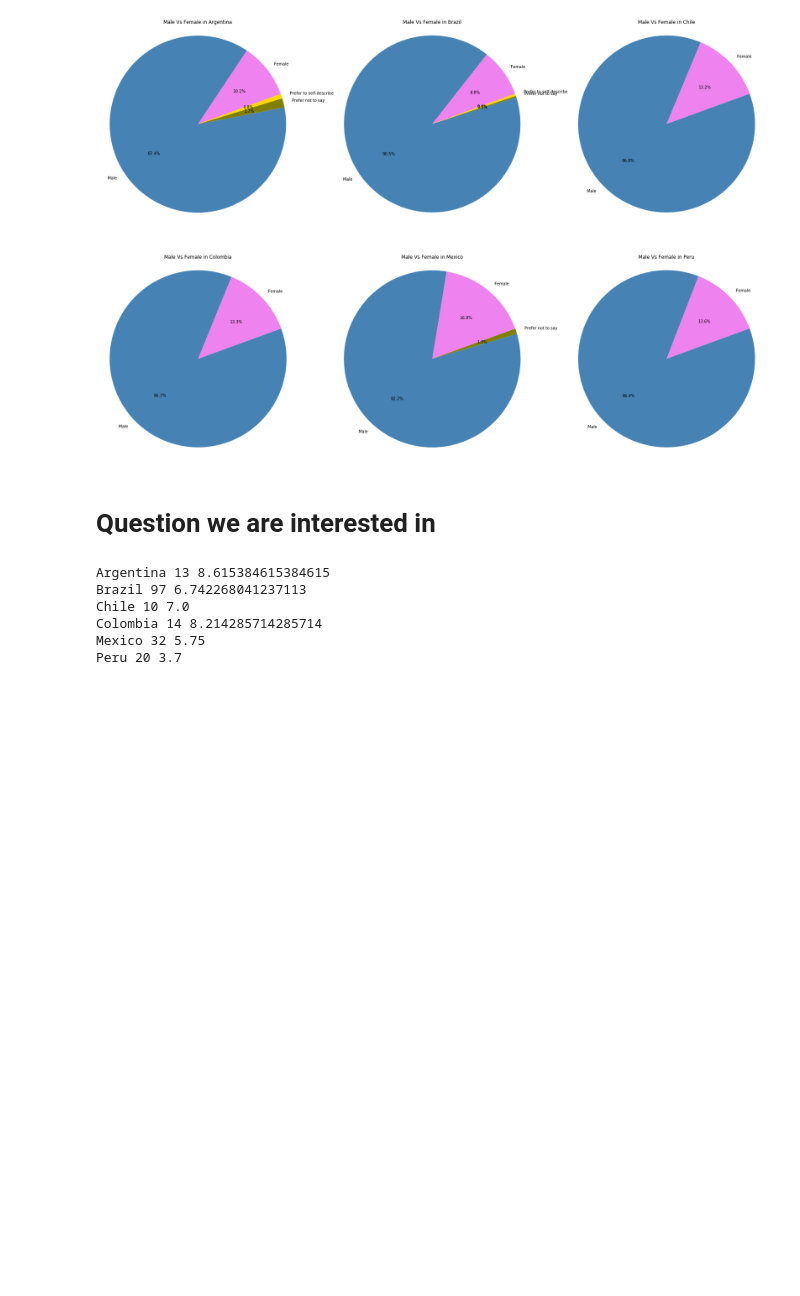
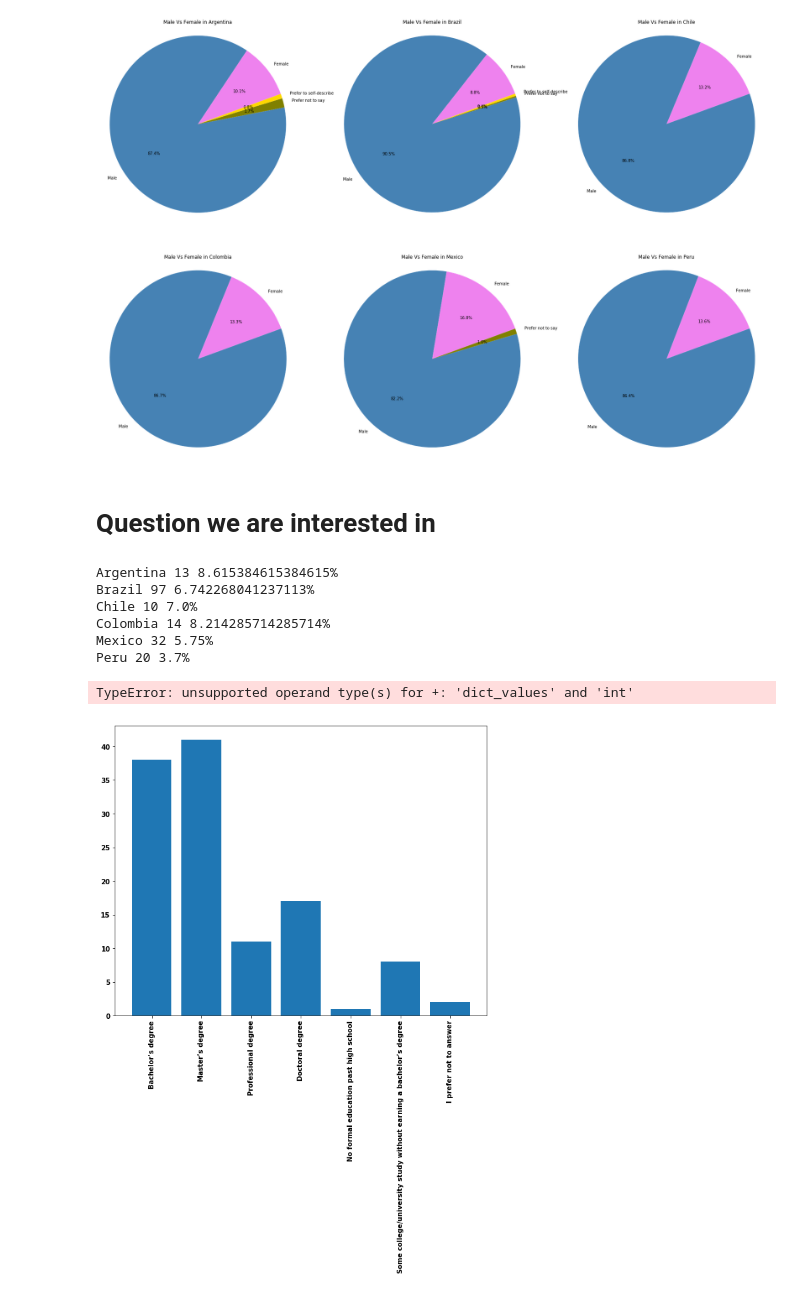
Before and after one commit to JoseMontanaC/JoseAlejandroMontana_Final, a Jupyter notebook: JoseAlejandroMontana_Final.ipynb, the cells around one changed output. Cells and saved outputs as stored; diff of their text form; code cells hidden in the pictures; blank space fills up the shorter version.

```diff
--- a/JoseAlejandroMontana_Final.ipynb
+++ b/JoseAlejandroMontana_Final.ipynb
@@ -129,11 +129,46 @@ for i in Lat_american:
         if len(j)>20:
             #print(j[:-4].split("-"))
             idd+=1
-    print(i,idd,len(datos_lat.Salary.dropna())/idd)
+    print(i,idd,str(len(datos_lat.Salary.dropna())/idd)+"%")
 # %% [output]
-Argentina 13 8.615384615384615
-Brazil 97 6.742268041237113
-Chile 10 7.0
-Colombia 14 8.214285714285714
-Mexico 32 5.75
-Peru 20 3.7
+Argentina 13 8.615384615384615%
+Brazil 97 6.742268041237113%
+Chile 10 7.0%
+Colombia 14 8.214285714285714%
+Mexico 32 5.75%
+Peru 20 3.7%
+# %%
+#f,ax=plt.subplots(2,3,sharex=True)
+plt.figure(figsize=(10,8))
+plt.xticks(rotation=90)
+
+#row=0
+#column=0
+aux=0
+for i in Lat_american:
+    datos_lat=data[data.Country==i]
+    N=Counter(datos_lat.Education.dropna())
+    if aux==0:
+        plt.bar(list(N.keys()),list(N.values()),label=i)
+        anterior=np.array((N.values()))
+        aux+=1
+    elif aux==1:
+        plt.bar(list(N.keys()),list(N.values()),label=i,bottom=anterior)
+        M += np.array(N.values())+anterior
+        aux+=1
+    else:
+        plt.bar(list(N.keys()),list(N.values()),label=i,bottom=M)
+
+    #print(row,column)
+    #ax[row,column].bar(list(N.keys()),list(N.values()))
+    #ax[row,column].set_title(i)
+    #if column==2:
+     #   row+=1
+      #  column=0
+    #else:
+     #   column+=1
+plt.legend()
+plt.show()
+# %% [output]
+TypeError: unsupported operand type(s) for +: 'dict_values' and 'int'
+[figure, added]
```
Also changed, not shown: parts of 3 cells of this notebook.
